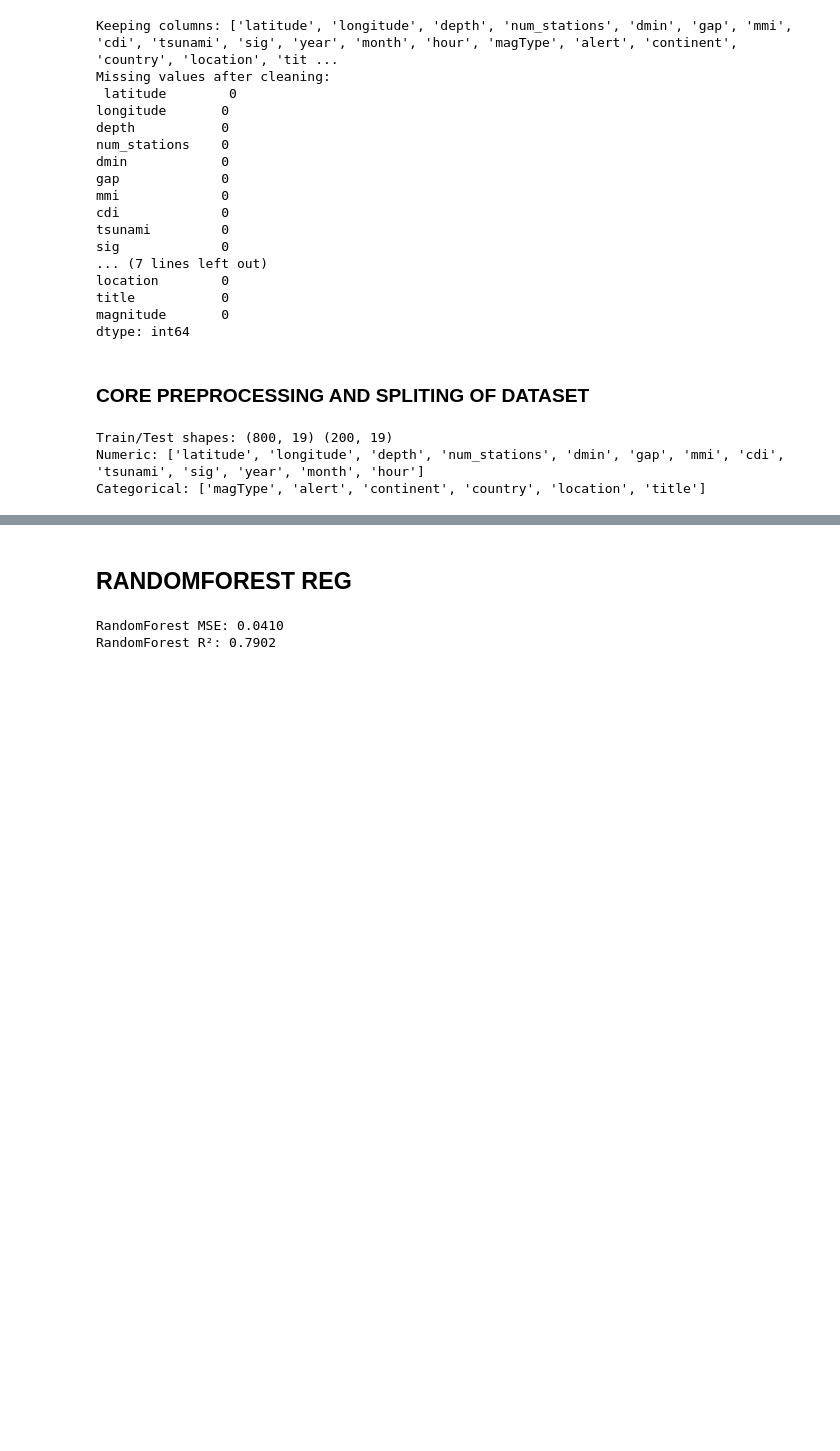
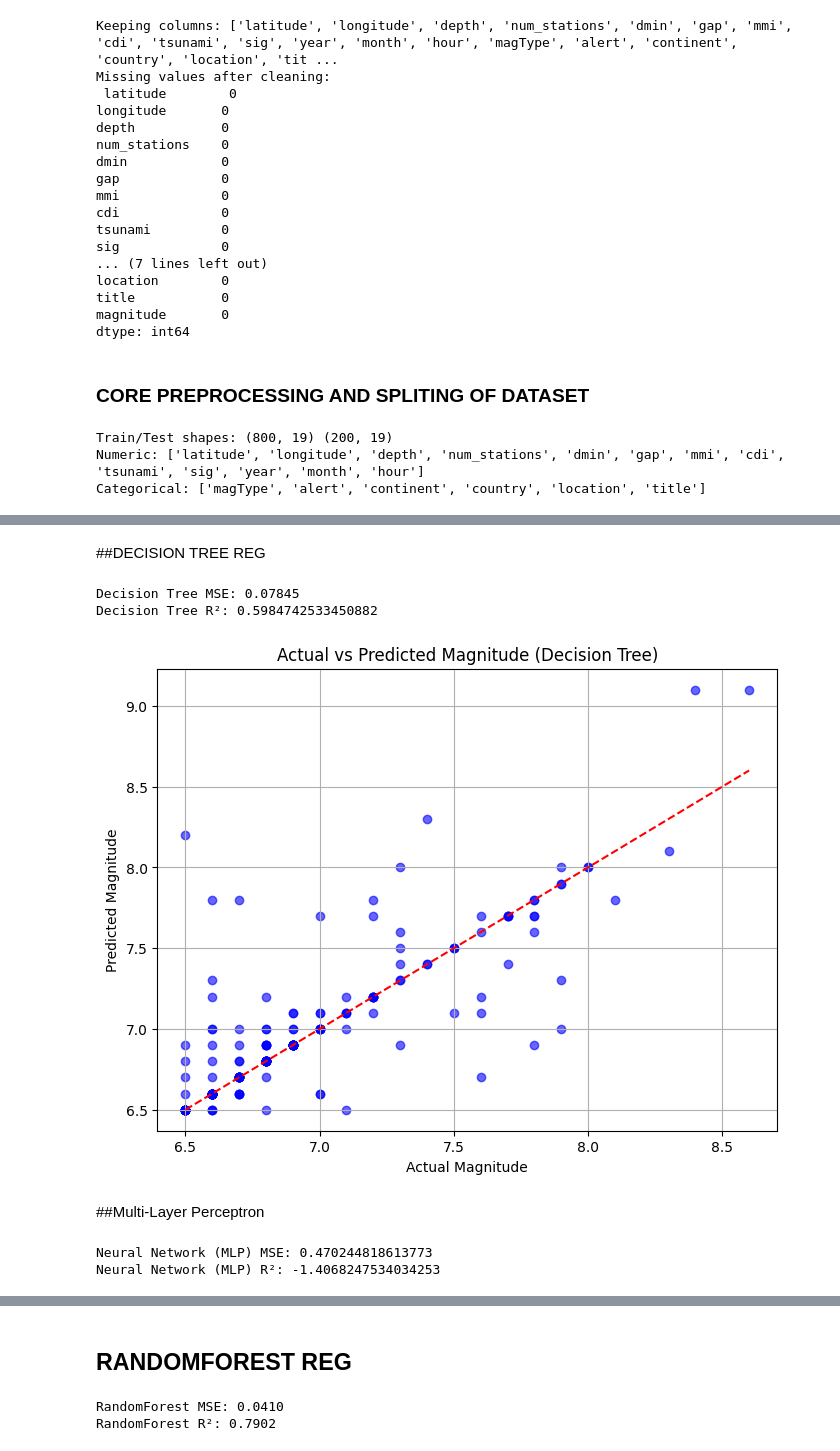
Before and after one commit to Aayush077/ML, a Jupyter notebook: earthquake_predictor.ipynb, the cells around one changed output, grey strips where cells are left out. Saved outputs shown, nothing was run; the diff lists cells and outputs as text; code cells hidden in the pictures; blank space fills up the shorter version.

```diff
--- a/earthquake_predictor.ipynb
+++ b/earthquake_predictor.ipynb
@@ -265,0 +348,72 @@ Categorical: ['magType', 'alert', 'continent', 'country', 'location', 'title']
+# %% [markdown]
+##DECISION TREE REG
+# %%
+from sklearn.tree import DecisionTreeRegressor
+
+# Decision Tree Pipeline
+dt_model = Pipeline(steps=[
+    ('pre', preprocessor),
+    ('model', DecisionTreeRegressor(random_state=42))
+])
+
+# Train
+dt_model.fit(X_train, y_train)
+
+# Predict
+y_pred_dt = dt_model.predict(X_test)
+
+# Evaluate
+mse_dt = mean_squared_error(y_test, y_pred_dt)
+r2_dt = r2_score(y_test, y_pred_dt)
+
+print("Decision Tree MSE:", mse_dt)
+print("Decision Tree R²:", r2_dt)
+# %% [output]
+Decision Tree MSE: 0.07845
+Decision Tree R²: 0.5984742533450882
+# %%
+plt.figure(figsize=(8,6))
+plt.scatter(y_test, y_pred_dt, alpha=0.6, color='blue')
+plt.plot([y_test.min(), y_test.max()],
+         [y_test.min(), y_test.max()],
+         color='red', linestyle='--')
+
+plt.title("Actual vs Predicted Magnitude (Decision Tree)")
+plt.xlabel("Actual Magnitude")
+plt.ylabel("Predicted Magnitude")
+plt.grid(True)
+plt.show()
+# %% [output]
+[figure, added]
+# %% [markdown]
+##Multi-Layer Perceptron
+# %%
+from sklearn.neural_network import MLPRegressor
+
+# Neural Network Pipeline (MLP)
+mlp_model = Pipeline(steps=[
+    ('pre', preprocessor),   # scaling + encoding
+    ('model', MLPRegressor(
+        hidden_layer_sizes=(128, 64, 32),
+        activation='relu',
+        solver='adam',
+        max_iter=1500,
+        random_state=42
+    ))
+])
+
+# Train
+mlp_model.fit(X_train, y_train)
+
+# Predict
+y_pred_mlp = mlp_model.predict(X_test)
+
+# Evaluate
+mse_mlp = mean_squared_error(y_test, y_pred_mlp)
+r2_mlp = r2_score(y_test, y_pred_mlp)
+
+print("Neural Network (MLP) MSE:", mse_mlp)
+print("Neural Network (MLP) R²:", r2_mlp)
+# %% [output]
+Neural Network (MLP) MSE: 0.470244818613773
+Neural Network (MLP) R²: -1.4068247534034253
```
Also changed, not shown: parts of 18 cells of this notebook.
